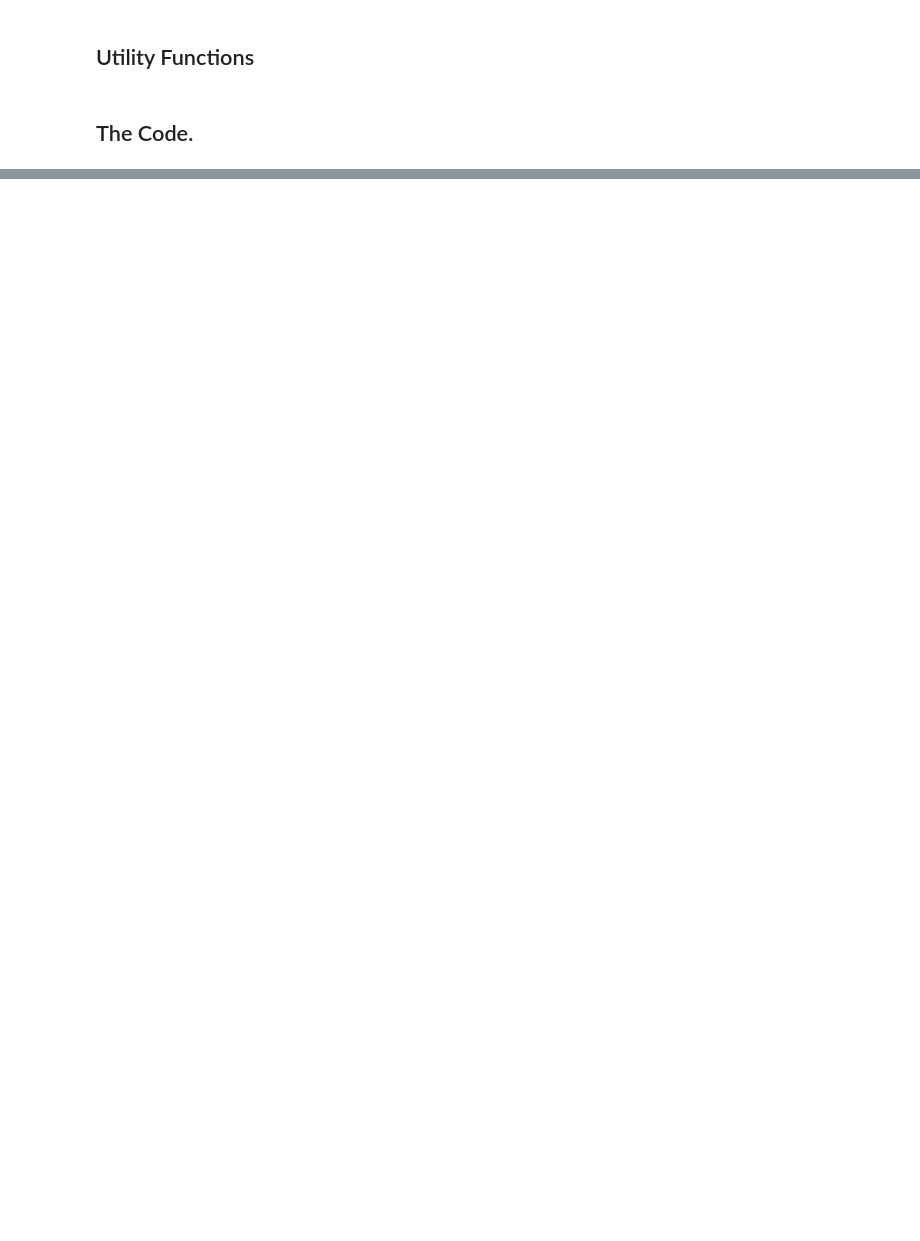
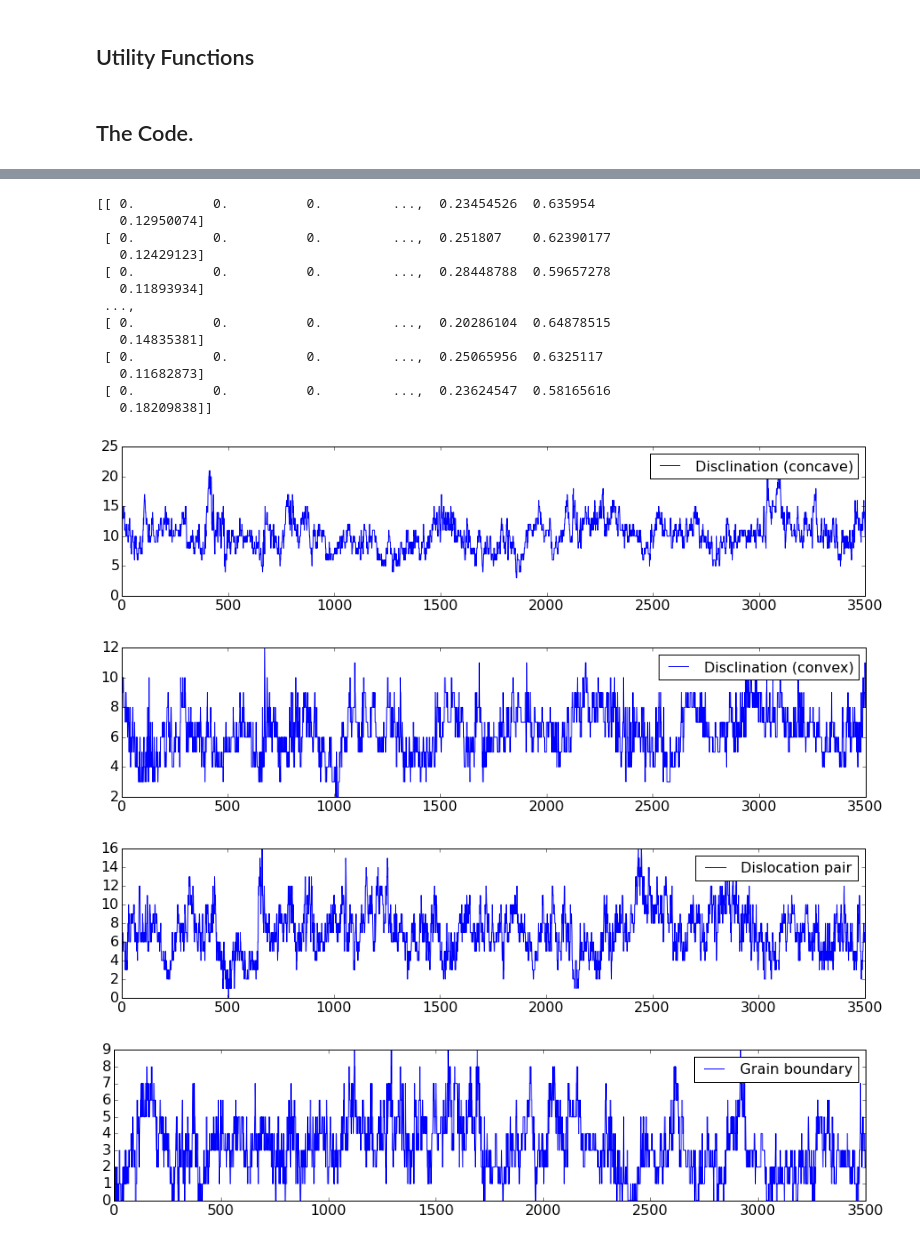
Before and after one commit to rachellevanger/image-tda-rayleigh-benard-convection, a Jupyter notebook: docs/SimpleDefectClassification.ipynb, the cells around one changed output, grey strips where cells are left out. Saved outputs shown, nothing was run; the diff lists cells and outputs as text; code cells hidden in the pictures; blank space fills up the shorter version.

```diff
--- a/docs/SimpleDefectClassification.ipynb
+++ b/docs/SimpleDefectClassification.ipynb
@@ -13,7 +25,7 @@ from skimage import measure
 # %%
 ## Set user-defined variables
 roll_width = 20
-sDir = '/Users/birdbrain/Documents/Research/Projects/Schatz/Data/g21chaotic/r4000_2016_11_01_superfast/g21flow'
+sDir = '/Users/birdbrain/Documents/Research/Projects/Schatz/Data/g21chaotic/r4000_2015_09_16_fast/g21flow'
 sBmp = 'bmps/%06d.bmp'
 sFeatureVectors = 'feature_vectors/%06d.txt'
 sSubPD = 'pd_sub/%06d.csv'
@@ -28,7 +40,6 @@ def loadData(_idx):
     # Get feature vectors
     _fv = pd.read_csv(sDir + "/" + (sFeatureVectors % idx), sep=' ', header=None)
     _fv = np.asarray(_fv.astype(np.int16))
-    _fv[:,15] = _fv[:,15]*10
 
     # Extract toplogical defects (a.k.a. singular points) from feature vectors
     offset = 5
@@ -329,10 +448,0 @@ for idx in idx_range:
-# %%
-print all_counts
-
-
-plt.rcParams['figure.figsize'] = (15.0, 3.0)
-
-for i in [4,7,10,11,12,14]:
-    plt.plot(idx_range, all_counts[:,i], label=maskids[i]);
-    plt.legend();
-    plt.show();
@@ -369,0 +483,57 @@ array([[ 0.,  0.,  0.,  0.,  2.,  7.,  0.,  0.,  1.,  0.,  6.,  2.,  2.,
+# %%
+print all_counts
+
+
+plt.rcParams['figure.figsize'] = (15.0, 3.0)
+
+for i in [4,7,10,11,12,14]:
+    plt.plot(idx_range, all_counts[:,i], label=maskids[i]);
+    ax = plt.gca()
+    plt.legend(fontsize=16);
+    plt.setp(ax.get_xticklabels(), fontsize=16)
+    plt.setp(ax.get_yticklabels(), fontsize=16)
+    plt.show();
+
+
+unclassified = all_counts[:,15]
+domain = all_counts[:,16]
+classified = all_counts[:,17]
+
+plt.stackplot(idx_range,
+          unclassified, classified, domain,
+          colors=['#377EB8','#55BA87','#7E1137'])
+ax = plt.gca()
+plt.legend(fontsize=16);
+plt.setp(ax.get_xticklabels(), fontsize=16)
+plt.setp(ax.get_yticklabels(), fontsize=16)
+
+# creating the legend manually
+plt.legend([mpatches.Patch(color='#377EB8'),
+            mpatches.Patch(color='#55BA87'),
+            mpatches.Patch(color='#7E1137')],
+           ['Unclassified','Classified','Defect-free'])
+plt.show()
+
+
+plt.boxplot(all_counts[:,[4,7,10,11,12,14]], labels=[maskids[i] for i in [4,7,10,11,12,14]])
+plt.setp(ax.get_xticklabels(), fontsize=16)
+plt.setp(ax.get_yticklabels(), fontsize=16)
+plt.show()
+# %% [output]
+[[ 0.          0.          0.         ...,  0.23454526  0.635954
+   0.12950074]
+ [ 0.          0.          0.         ...,  0.251807    0.62390177
+   0.12429123]
+ [ 0.          0.          0.         ...,  0.28448788  0.59657278
+   0.11893934]
+ ...,
+ [ 0.          0.          0.         ...,  0.20286104  0.64878515
+   0.14835381]
+ [ 0.          0.          0.         ...,  0.25065956  0.6325117
+   0.11682873]
+ [ 0.          0.          0.         ...,  0.23624547  0.58165616
+   0.18209838]]
+[figure, added]
+[figure, added]
+[figure, added]
+[figure, added]
```
Also changed, not shown: parts of 13 cells of this notebook, 5 other files.
